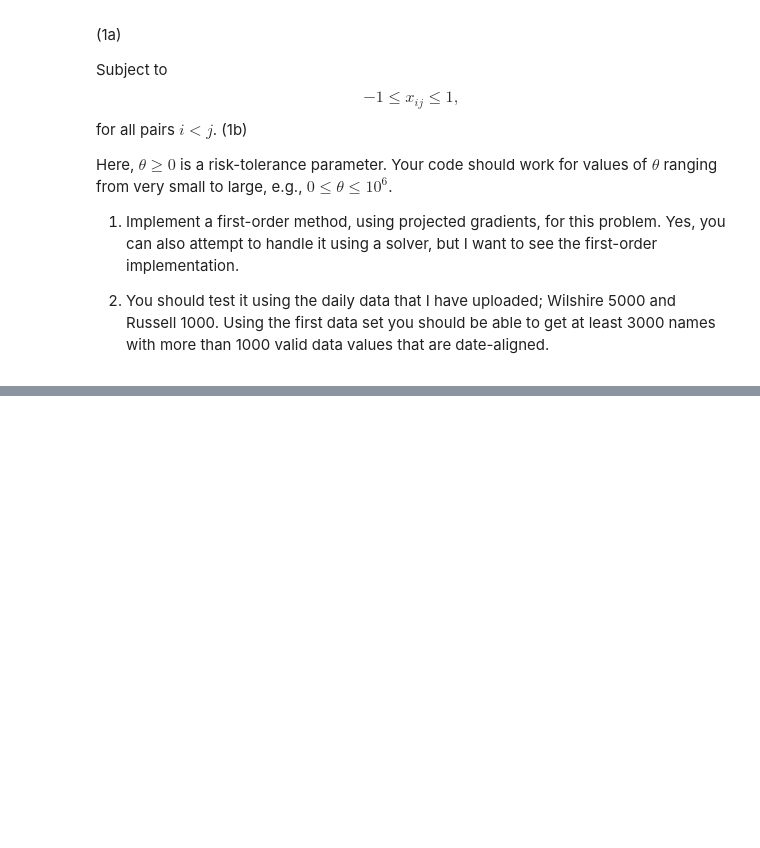
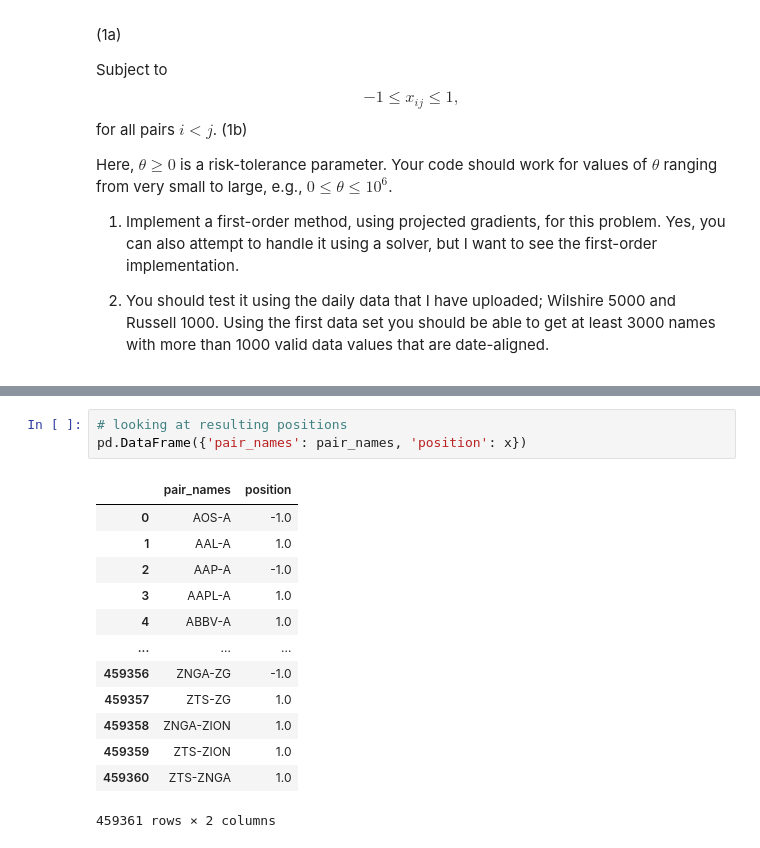
Before and after one commit to ostapenkovs/ieor-4500-apps-prog, a Jupyter notebook: hw5/hw5.ipynb, the cells around one changed output, grey strips where cells are left out. Drawn from its saved outputs; the diff is of its cells as text; blank space fills up the shorter version.

```diff
--- a/hw5/hw5.ipynb
+++ b/hw5/hw5.ipynb
@@ -92,0 +155,17 @@ params = dict(
+# %%
+# looking at resulting positions
+pd.DataFrame({'pair_names': pair_names, 'position': x})
+# %% [output]
+|  | pair_names | position |
+| 0 | AOS-A | -1.0 |
+| 1 | AAL-A | 1.0 |
+| 2 | AAP-A | -1.0 |
+| 3 | AAPL-A | 1.0 |
+| 4 | ABBV-A | 1.0 |
+| ... | ... | ... |
+| 459356 | ZNGA-ZG | -1.0 |
+| 459357 | ZTS-ZG | 1.0 |
+| 459358 | ZNGA-ZION | 1.0 |
+| 459359 | ZTS-ZION | 1.0 |
+| 459360 | ZTS-ZNGA | 1.0 |
+459361 rows × 2 columns
```
Also changed, not shown: parts of 9 cells of this notebook, 1 other file.
